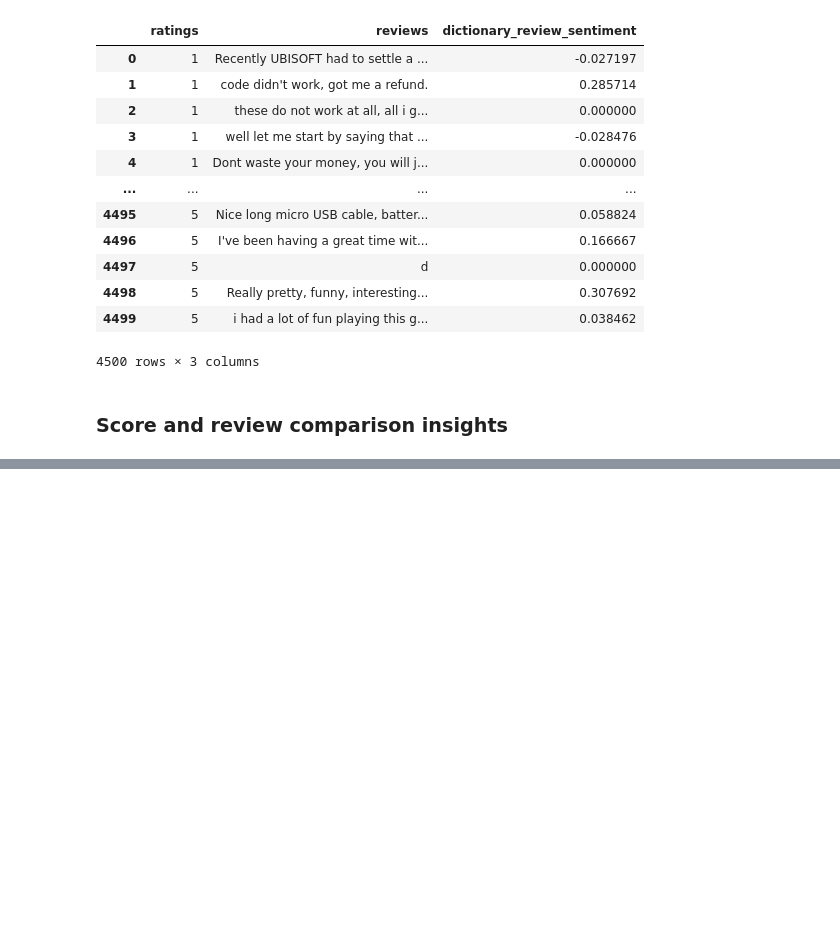
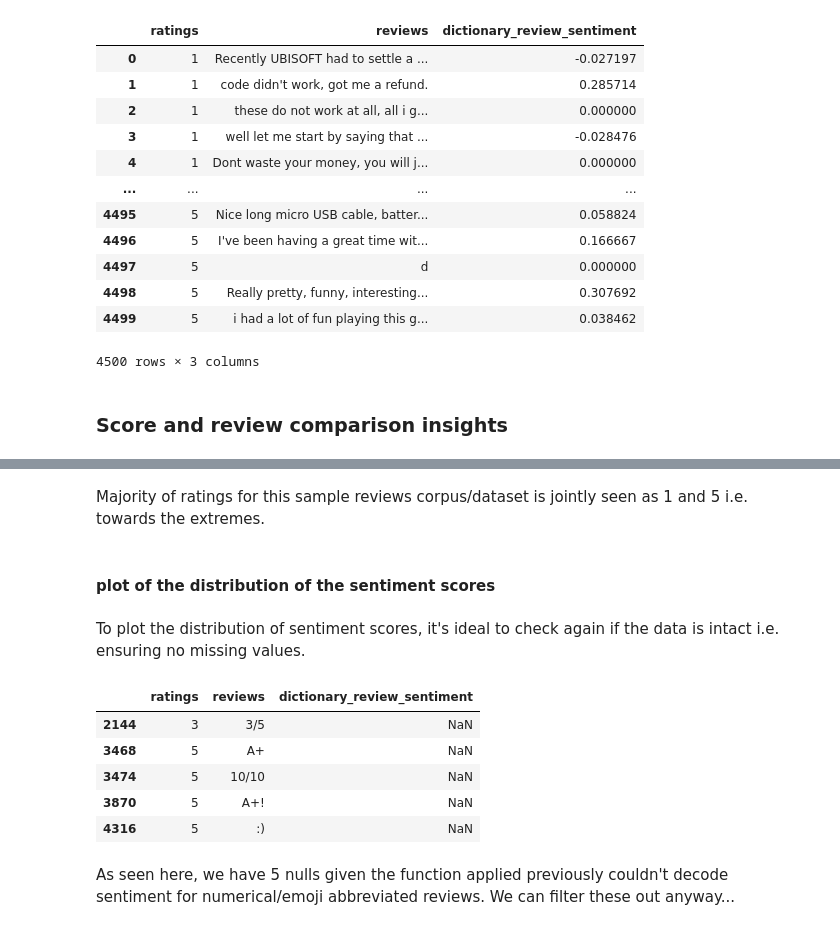
Before and after one commit to Shuaib-8/NLP-growth-hacking-project, a Jupyter notebook: task2-dict-based-sentiment-anal/dictionary-based-sentiment-analyser.ipynb, the cells around one changed output, grey strips where cells are left out. Drawn from its saved outputs; the diff is of its cells as text; code cells hidden in the pictures; blank space fills up the shorter version.

```diff
--- a/task2-dict-based-sentiment-anal/dictionary-based-sentiment-analyser.ipynb
+++ b/task2-dict-based-sentiment-anal/dictionary-based-sentiment-analyser.ipynb
@@ -254,0 +304,17 @@ df.to_csv('review_corpus_dictionary_based_sentiment.csv', index=False)
+# %% [markdown]
+Majority of ratings for this sample reviews corpus/dataset is jointly seen as 1 and 5 i.e. towards the extremes.
+# %% [markdown]
+#### plot of the distribution of the sentiment scores
+# %% [markdown]
+To plot the distribution of sentiment scores, it's ideal to check again if the data is intact i.e. ensuring no missing values.
+# %%
+df[df.dictionary_review_sentiment.isnull()]
+# %% [output]
+|  | ratings | reviews | dictionary_review_sentiment |
+| 2144 | 3 | 3/5 | NaN |
+| 3468 | 5 | A+ | NaN |
+| 3474 | 5 | 10/10 | NaN |
+| 3870 | 5 | A+! | NaN |
+| 4316 | 5 | :) | NaN |
+# %% [markdown]
+As seen here, we have 5 nulls given the function applied previously couldn't decode sentiment for numerical/emoji abbreviated reviews. We can filter these out anyway...
```
Also changed, not shown: parts of 21 cells of this notebook.
